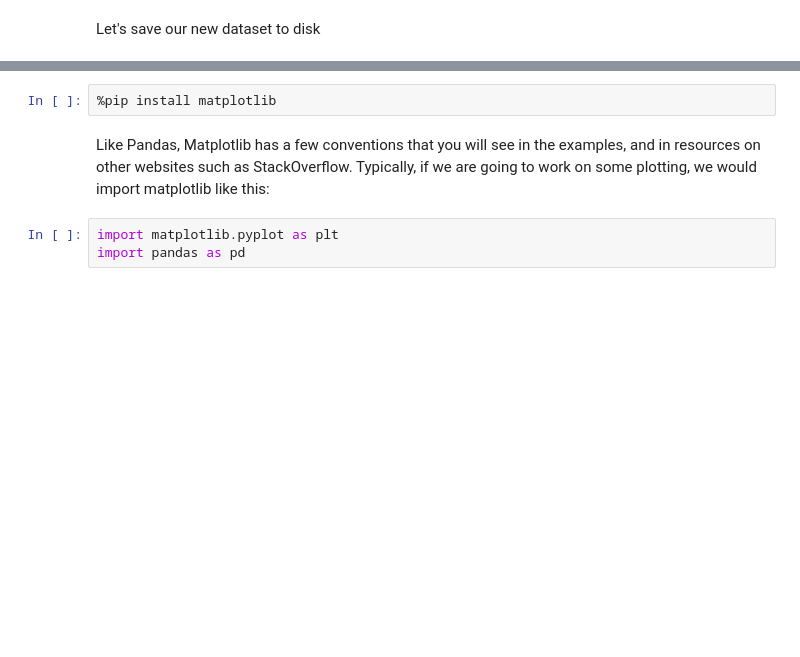
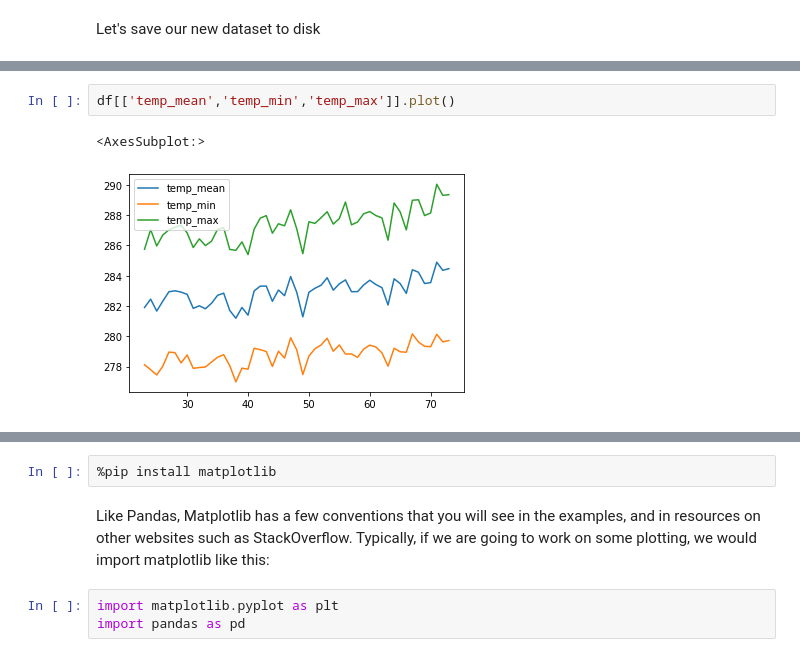
Before and after one commit to eo2cube/datacube_eagles, a Jupyter notebook: 1_Basic_Python/notebooks/02_Pandas_Matplotlib.ipynb, the cells around one changed output, grey strips where cells are left out. Drawn from its saved outputs; the diff is of its cells as text; blank space fills up the shorter version.

```diff
--- a/1_Basic_Python/notebooks/02_Pandas_Matplotlib.ipynb
+++ b/1_Basic_Python/notebooks/02_Pandas_Matplotlib.ipynb
@@ -258,0 +356,5 @@ df_new.to_csv('../data/climate_wuerzburg_cleand.csv')
+# %%
+df[['temp_mean','temp_min','temp_max']].plot()
+# %% [output]
+<AxesSubplot:>
+[figure, added]
```
Also changed, not shown: parts of 22 cells of this notebook, 3 other files.
